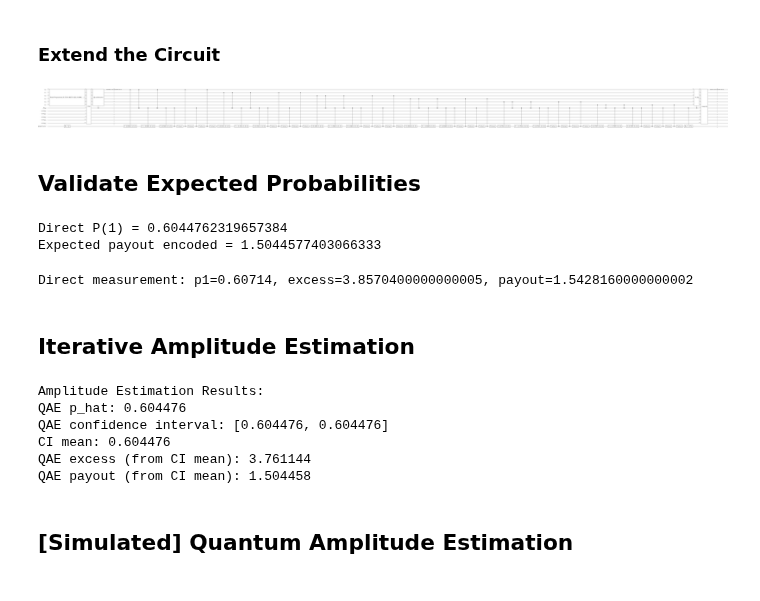
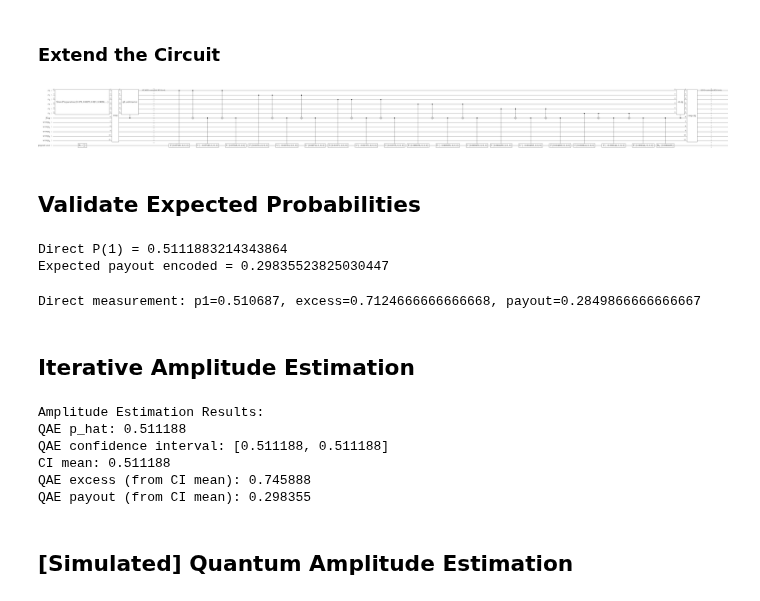
Before and after one commit to AlexFiliakov/knowledge-pricing, a Jupyter notebook: Quantum Excess Evaluation Algorithm.ipynb, the cells around one changed output. Drawn from its saved outputs; the diff is of its cells as text; code cells hidden in the pictures.

```diff
--- a/Quantum Excess Evaluation Algorithm.ipynb
+++ b/Quantum Excess Evaluation Algorithm.ipynb
@@ -13,7 +13,7 @@ domain_max = 10
 deductible = 1.0  # Deductible amount (amount of full retention)
 coins = 0.6  # Coinsurance rate (% retained by the cedent)
 # for rotation gates (paper says "a small value")
-c_param = 0.25 / (domain_max - deductible)
+c_param = 0.015
 
 # Define lognormal distribution parameters
 μ = 0.0  # Scale parameter
@@ -390,16 +366,34 @@ qc.draw(output='latex')
 # %% [markdown]
 ## Controlled Rotations
 # %%
+def add_payout_qubit_and_bias(qc: QuantumCircuit,
+                                label: str = "payout_aux") -> QuantumRegister:
+    """
+    Allocate ONE fresh qubit at the end of `qc`
+    Apply RY(π/2) so it starts in
+        cos(π/4)|0> + sin(π/4)|1>
+    Return the newly‑created QuantumRegister (length 1).
+    """
+    payout_aux = QuantumRegister(1, label)
+    qc.add_register(payout_aux)
+    # RY(π/2) on |0> → |+_y>
+    # RY gate rotates the qubit around the Y axis
+    # by an angle of π/2 radians (90 degrees).
+    # This creates a superposition of |0> and |1> states
+    # with equal probability amplitudes.
+    # The resulting state is (|0> + |1>)/√2 = |+_y>
+    qc.ry(np.pi / 2, payout_aux[0])
+    return payout_aux
+
+
 def _rotation_angle(excess_step, c):
     """
     Compute the exact rotation θ such that:
-        sin²(θ/2) = ½ + Δ,   where Δ = c * excess_step
-    This yields θ = 2 * arcsin( sqrt(½ + Δ) ).
+        state with probability ½ lifts to ½+Δ
+    This yields θ = arcsin(2Δ)
     """
     Δ = c * excess_step  # how much we want to add to 0.5
-    if np.abs(Δ) > 0.5:  # Change this bound check
-        raise ValueError("c·excess must keep |Δ| ≤ 0.5")
-    return 2 * np.arcsin(np.sqrt(0.5 + Δ))
+    return np.arcsin(2 * Δ)
 
 
 def apply_excess_rotations(
@@ -409,7 +403,7 @@ def apply_excess_rotations(
     payout_qubit,
     step: float,
     c_param: float,
-    little_endian: bool = False
+    little_endian: bool = True
 ) -> QuantumCircuit:
     """
     Apply controlled-RY rotations to the `payout_qubit` based on the
@@ -471,7 +465,7 @@ def apply_excess_rotations(
         # All the control qubits (flag_qubit and q) must be in the |1⟩ state.
         # Only rotate if flag is 1 (meaning value exceeds deductible)
         # AND this bit is 1 (contributes to excess)
-        qc.mcrz(θ, [flag_qubit, q], payout_qubit, None)
+        # qc.mcrz(θ, [flag_qubit, q], payout_qubit, None)
 
     return qc
 # %% [markdown]
@@ -482,36 +476,38 @@ qc.barrier(label="START controlled RY block")
 # 4) Process the excess
 # Ancilla qubits are extra qubits added to a quantum circuit
 # to facilitate certain operations or algorithms.
 payout_aux = add_payout_qubit_and_bias(qc)
 
 # Apply Controlled-RY rotations, per the paper
 qc = apply_excess_rotations(
     qc,
     excess_reg=x_q,
     flag_qubit=flag_q[0],
     payout_qubit=payout_aux[0],
     step=step,
     c_param=c_param,
     little_endian=False
 )
 
-# each grid‐point is actually at (i·step + step/2), so we append
-theta_offset = _rotation_angle(step/2, c_param)
+# First calculate the correct offset based on the paper
+threshold_value = mid_x_vals[threshold_idx]
+offset_step = threshold_value - deductible
+theta_offset = _rotation_angle(offset_step, c_param)
 qc.cry(theta_offset, flag_q[0], payout_aux[0])
 
 # Uncompute the subtractor:
 qc.append(csub_gate.inverse(), [flag_q[0]] + list(x_q))
 
 # Uncompute the comparator:
 qc.append(cmp_gate.inverse(), list(x_q) + [flag_q[0]] + list(wcmp_q))
 
 # Add a barrier to separate the controlled RY block
 # A barrier is a visual aid in quantum circuits
 qc.barrier(label="END controlled RY block")
 
 qc.draw(output='latex')
 # %% [output]
-[figure, old version]
+[figure, new version]
 # %% [markdown]
 ## Validate Expected Probabilities
 # %%
@@ -521,10 +517,12 @@ sv = Statevector.from_instruction(qc)
 payout_idx = qc.qubits.index(payout_aux[0])
 p1_direct = sv.probabilities([payout_idx])[1]  # Probability of |1⟩
 print(f"Direct P(1) = {p1_direct}")
-print(f"Expected payout encoded = {(1 - coins) * (p1_direct - 0.5) / c_param}")
+excess_direct = (p1_direct - 0.5) / c_param
+payout_direct = (1 - coins) * excess_direct
+print(f"Expected payout encoded = {payout_direct}")
 # %% [output]
-Direct P(1) = 0.6044762319657384
-Expected payout encoded = 1.5044577403066333
+Direct P(1) = 0.5111883214343864
+Expected payout encoded = 0.29835523825030447
 # %%
 from qiskit import ClassicalRegister
 from qiskit_aer import AerSimulator
@@ -538,14 +536,14 @@ qc_meas.measure(payout_aux[0], creg[0])
 
 # Run with many shots
 simulator = AerSimulator()
-result = simulator.run(transpile(qc_meas, simulator), shots=100_000).result()
+result = simulator.run(transpile(qc_meas, simulator), shots=1_000_000).result()
 counts = result.get_counts()
-p1 = counts.get('1', 0) / 100_000
+p1 = counts.get('1', 0) / 1_000_000
 excess = (p1 - 0.5) / c_param
 payout = (1 - coins) * excess
 print(f"Direct measurement: p1={p1}, excess={excess}, payout={payout}")
 # %% [output]
-Direct measurement: p1=0.60714, excess=3.8570400000000005, payout=1.5428160000000002
+Direct measurement: p1=0.510687, excess=0.7124666666666668, payout=0.2849866666666667
 # %% [markdown]
 ## Iterative Amplitude Estimation
 # %%
@@ -585,22 +583,25 @@ problem = EstimationProblem(
 )
 result = iae.estimate(problem)
 
+ci_mean = (result.confidence_interval[0] + result.confidence_interval[1]) / 2
+
 # Print results
 print("\nAmplitude Estimation Results:")
 print(f"QAE p_hat: {result.estimation:.6f}")
 print(
     f"QAE confidence interval: [{result.confidence_interval[0]:.6f}, {result.confidence_interval[1]:.6f}]")
-print(f"CI mean: {result.estimation:.6f}")
-excess = (result.estimation - 0.5) / c_param
+print(f"CI mean: {ci_mean:.6f}")
+excess = (ci_mean - 0.5) / c_param
 print(f"QAE excess (from CI mean): {excess:.6f}")
-print(f"QAE payout (from CI mean): {(1 - coins) * excess:.6f}")
+payout = (1 - coins) * excess
+print(f"QAE payout (from CI mean): {payout:.6f}")
 # %% [output]
 Amplitude Estimation Results:
-QAE p_hat: 0.604476
-QAE confidence interval: [0.604476, 0.604476]
-CI mean: 0.604476
-QAE excess (from CI mean): 3.761144
-QAE payout (from CI mean): 1.504458
+QAE p_hat: 0.511188
+QAE confidence interval: [0.511188, 0.511188]
+CI mean: 0.511188
+QAE excess (from CI mean): 0.745888
+QAE payout (from CI mean): 0.298355
 # %% [markdown]
 ## [Simulated] Quantum Amplitude Estimation
 # %%
```
Also changed, not shown: parts of 6 cells of this notebook.
